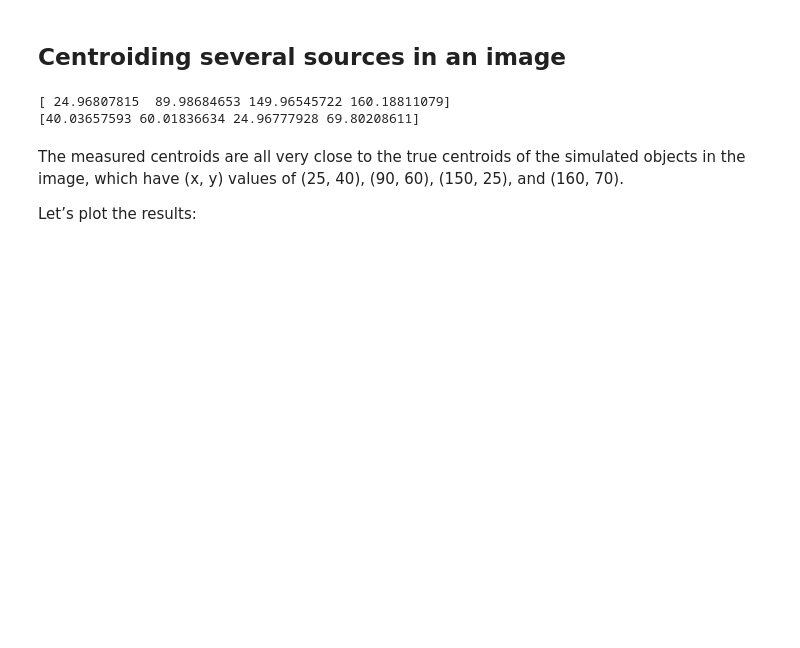
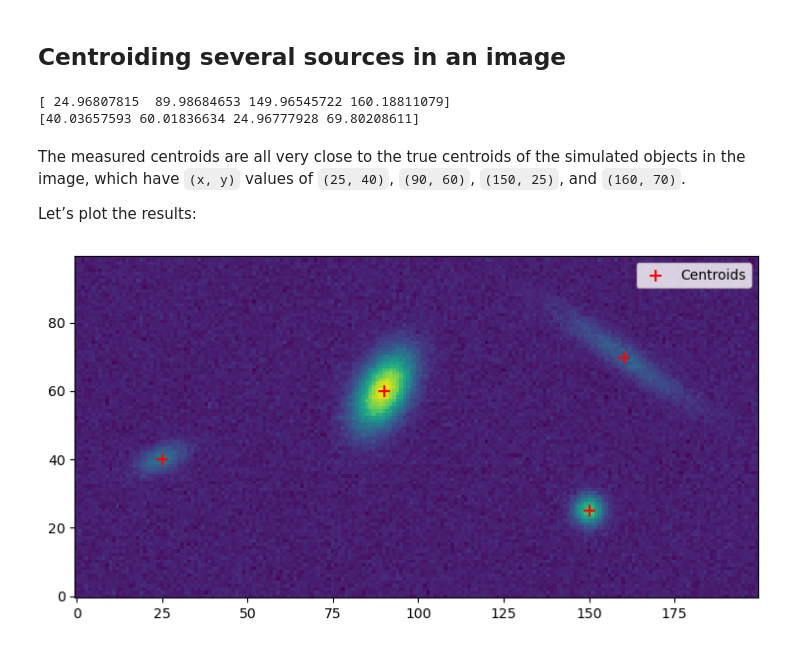
Before and after one commit to sh4rkNy/guide_photutils, a Jupyter notebook: centroids.ipynb, the cells around one changed output. Drawn from its saved outputs; the diff is of its cells as text; code cells hidden in the pictures; blank space fills up the shorter version.

Commit message:
centroides dnv

```diff
--- a/centroids.ipynb
+++ b/centroids.ipynb
@@ -122,6 +119,20 @@ print(y)
 [ 24.96807815  89.98684653 149.96545722 160.18811079]
 [40.03657593 60.01836634 24.96777928 69.80208611]
 # %% [markdown]
-The measured centroids are all very close to the true centroids of the simulated objects in the image, which have (x, y) values of (25, 40), (90, 60), (150, 25), and (160, 70).
+The measured centroids are all very close to the true centroids of the simulated objects in the image, which have `(x, y)` values of `(25, 40)`, `(90, 60)`, `(150, 25)`, and `(160, 70)`.
 
 Let’s plot the results:
+# %%
+data = make_4gaussians_image()
+data -= np.median(data[0:30, 0:125])
+x_init = (25, 91, 151, 160)
+y_init = (40, 61, 24, 71)
+x, y = centroid_sources(data, x_init, y_init, box_size=25,
+                        centroid_func=centroid_2dg)
+fig, ax = plt.subplots(figsize=(8, 4))
+ax.imshow(data, origin='lower')
+ax.scatter(x, y, marker='+', s=80, color='red', label='Centroids')
+ax.legend()
+fig.tight_layout()
+# %% [output]
+[figure, added]
```
Also changed, not shown: parts of 1 cell of this notebook.
